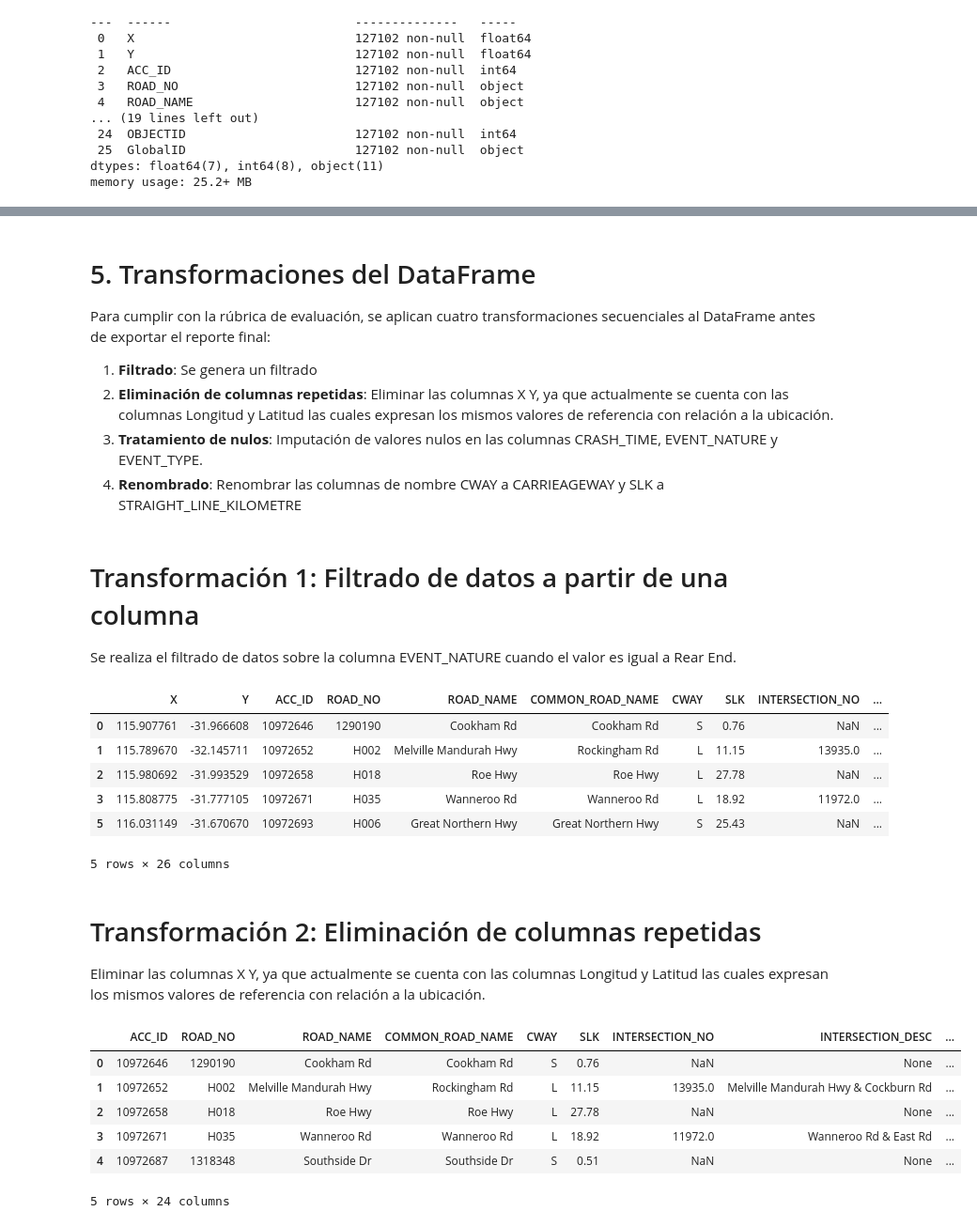
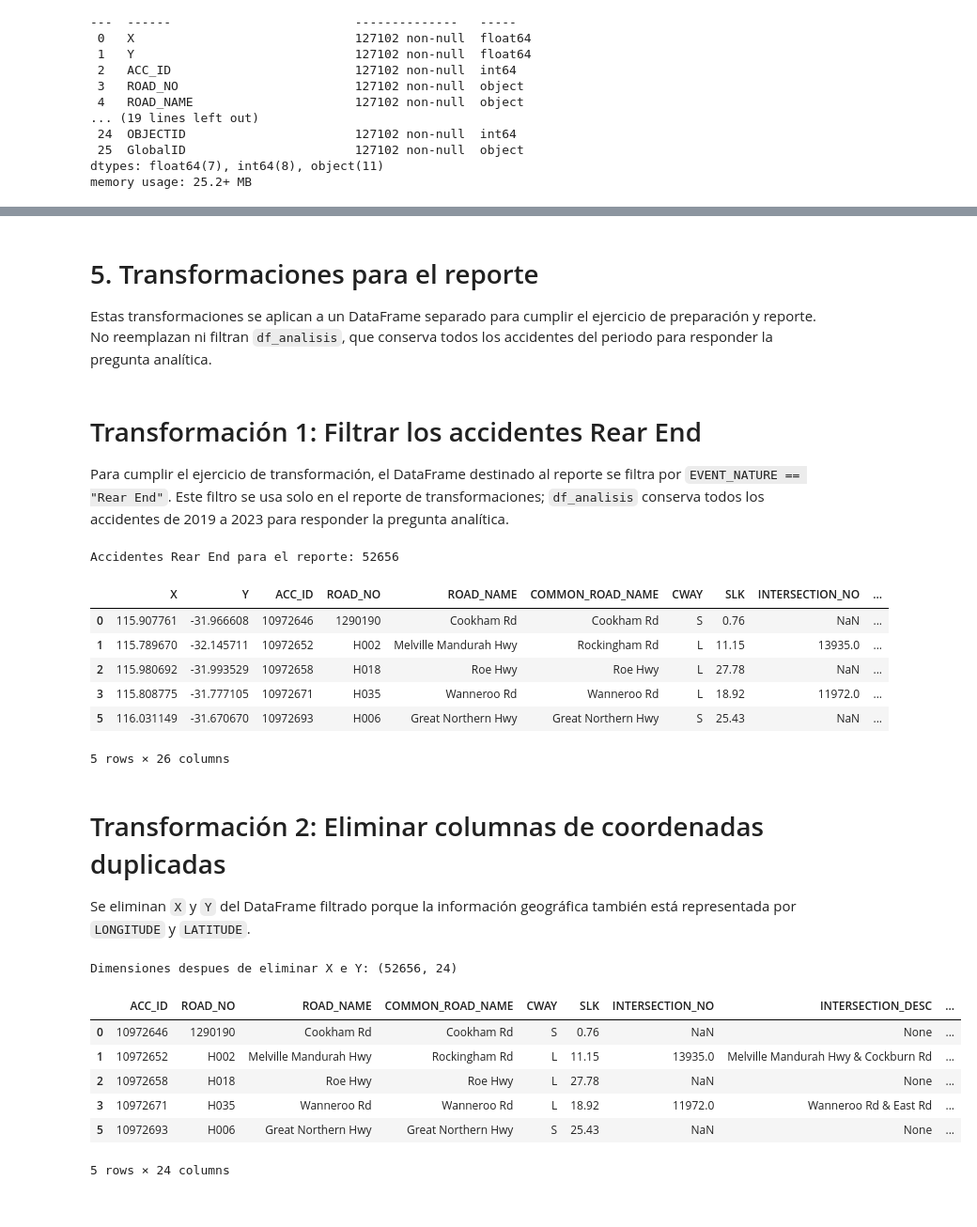
Before and after one commit to juanrenteria-ai/PI_2026_IUD, a Jupyter notebook: src/sincronicas/Semana_1SINC.ipynb, the cells around one changed output, grey strips where cells are left out. Shown at 94% size. Drawn from its saved outputs; the diff is of its cells as text; code cells hidden in the pictures.

```diff
--- a/src/sincronicas/Semana_1SINC.ipynb
+++ b/src/sincronicas/Semana_1SINC.ipynb
@@ -82,45 +673,44 @@ memory usage: 25.2+ MB
 # %% [markdown]
-# 5. Transformaciones del DataFrame
+# 5. Transformaciones para el reporte
 
-Para cumplir con la rúbrica de evaluación, se aplican cuatro transformaciones secuenciales al DataFrame antes de exportar el reporte final:
-
-1. **Filtrado**: Se genera un filtrado
-2. **Eliminación de columnas repetidas**: Eliminar las columnas X Y, ya que actualmente se cuenta con las columnas Longitud y Latitud las cuales expresan los mismos valores de referencia con relación a la ubicación.
-3. **Tratamiento de nulos**: Imputación de valores nulos en las columnas CRASH_TIME, EVENT_NATURE y EVENT_TYPE.
-4. **Renombrado**: Renombrar las columnas de nombre CWAY a CARRIEAGEWAY y SLK a STRAIGHT_LINE_KILOMETRE
+Estas transformaciones se aplican a un DataFrame separado para cumplir el ejercicio de preparación y reporte. No reemplazan ni filtran `df_analisis`, que conserva todos los accidentes del periodo para responder la pregunta analítica.
 # %% [markdown]
-# Transformación 1: Filtrado de datos a partir de una columna
+# Transformación 1: Filtrar los accidentes Rear End
 
-Se realiza el filtrado de datos sobre la columna EVENT_NATURE cuando el valor es igual a Rear End.
+Para cumplir el ejercicio de transformación, el DataFrame destinado al reporte se filtra por `EVENT_NATURE == "Rear End"`. Este filtro se usa solo en el reporte de transformaciones; `df_analisis` conserva todos los accidentes de 2019 a 2023 para responder la pregunta analítica.
 # %%
 df_transformado = df.copy()
+dt_filtrado = df_transformado[
+    df_transformado["EVENT_NATURE"] == "Rear End"
+].copy()
 
-dt_filtrado = df_transformado[df_transformado['EVENT_NATURE'] == 'Rear End']
-
-#print(dt_filtrado)
+print("Accidentes Rear End para el reporte:", len(dt_filtrado))
 dt_filtrado.head()
 # %% [output]
+Accidentes Rear End para el reporte: 52656
 |  | X | Y | ACC_ID | ROAD_NO | ROAD_NAME | COMMON_ROAD_NAME | CWAY | SLK | INTERSECTION_NO | ... |
 | 0 | 115.907761 | -31.966608 | 10972646 | 1290190 | Cookham Rd | Cookham Rd | S | 0.76 | NaN | ... |
 | 1 | 115.789670 | -32.145711 | 10972652 | H002 | Melville Mandurah Hwy | Rockingham Rd | L | 11.15 | 13935.0 | ... |
 | 2 | 115.980692 | -31.993529 | 10972658 | H018 | Roe Hwy | Roe Hwy | L | 27.78 | NaN | ... |
 | 3 | 115.808775 | -31.777105 | 10972671 | H035 | Wanneroo Rd | Wanneroo Rd | L | 18.92 | 11972.0 | ... |
 | 5 | 116.031149 | -31.670670 | 10972693 | H006 | Great Northern Hwy | Great Northern Hwy | S | 25.43 | NaN | ... |
-5 rows × 26 columns
+5 rows × 26 columns
 # %% [markdown]
-# Transformación 2: Eliminación de columnas repetidas
+# Transformación 2: Eliminar columnas de coordenadas duplicadas
 
-Eliminar las columnas X Y, ya que actualmente se cuenta con las columnas Longitud y Latitud las cuales expresan los mismos valores de referencia con relación a la ubicación.
+Se eliminan `X` y `Y` del DataFrame filtrado porque la información geográfica también está representada por `LONGITUDE` y `LATITUDE`.
 # %%
-df_filtrado = df_transformado.drop(columns=["X", "Y"])
+df_filtrado = dt_filtrado.drop(columns=["X", "Y"]).copy()
 
+print("Dimensiones despues de eliminar X e Y:", df_filtrado.shape)
 df_filtrado.head()
 # %% [output]
+Dimensiones despues de eliminar X e Y: (52656, 24)
 |  | ACC_ID | ROAD_NO | ROAD_NAME | COMMON_ROAD_NAME | CWAY | SLK | INTERSECTION_NO | INTERSECTION_DESC | ... |
 | 0 | 10972646 | 1290190 | Cookham Rd | Cookham Rd | S | 0.76 | NaN | None | ... |
 | 1 | 10972652 | H002 | Melville Mandurah Hwy | Rockingham Rd | L | 11.15 | 13935.0 | Melville Mandurah Hwy & Cockburn Rd | ... |
 | 2 | 10972658 | H018 | Roe Hwy | Roe Hwy | L | 27.78 | NaN | None | ... |
 | 3 | 10972671 | H035 | Wanneroo Rd | Wanneroo Rd | L | 18.92 | 11972.0 | Wanneroo Rd & East Rd | ... |
-| 4 | 10972687 | 1318348 | Southside Dr | Southside Dr | S | 0.51 | NaN | None | ... |
+| 5 | 10972693 | H006 | Great Northern Hwy | Great Northern Hwy | S | 25.43 | NaN | None | ... |
-5 rows × 24 columns
+5 rows × 24 columns
 # %% [markdown]
```
Also changed, not shown: parts of 42 cells of this notebook, 1 other file.
